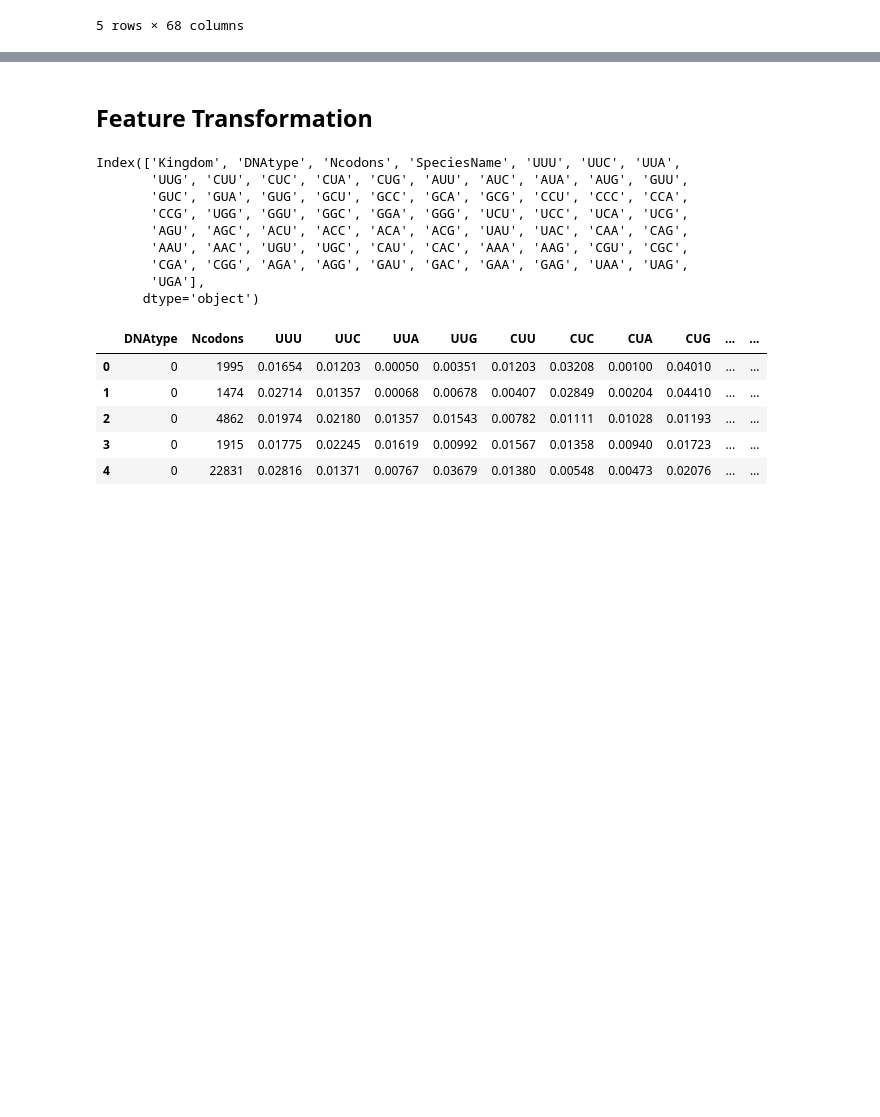
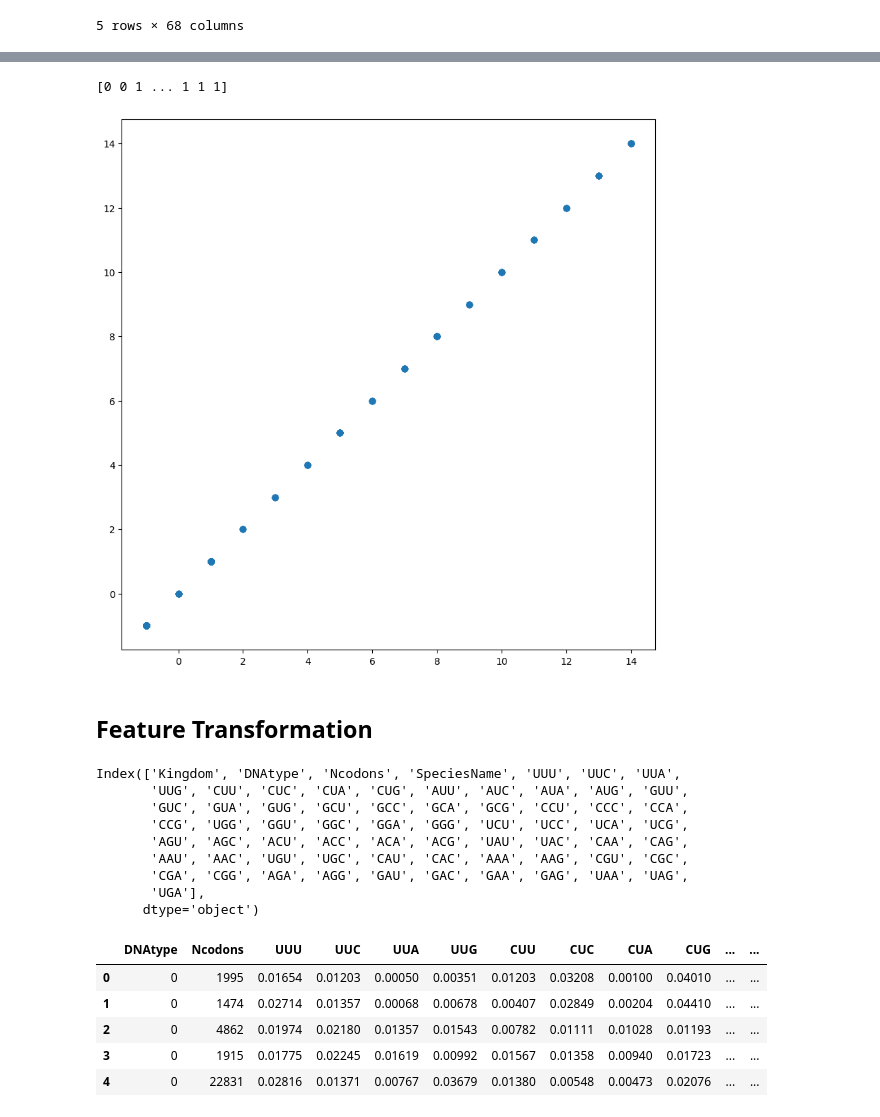
Before and after one commit to Mercymerine/Machine_learning2, a Jupyter notebook: RNA.ipynb, the cells around one changed output, grey strips where cells are left out. Cells and saved outputs as stored; diff of their text form; code cells hidden in the pictures; blank space fills up the shorter version.

```diff
--- a/RNA.ipynb
+++ b/RNA.ipynb
@@ -189,3 +329,16 @@ rna.head()
+# %%
+dbscan = DBSCAN(eps=0.5, min_samples=5, metric='euclidean')
+dbscan.fit(X_scaled)
+labels = dbscan.labels_
+print(labels)
+
+#Plotting a scatterplot
+plt.figure(figsize=(10, 10))
+plt.scatter(labels, labels)
+plt.show()
+# %% [output]
+[0 0 1 ... 1 1 1]
+[figure, added]
 # %% [markdown]
 ## **Feature Transformation**
 # %%
```
Also changed, not shown: parts of 25 cells of this notebook.
